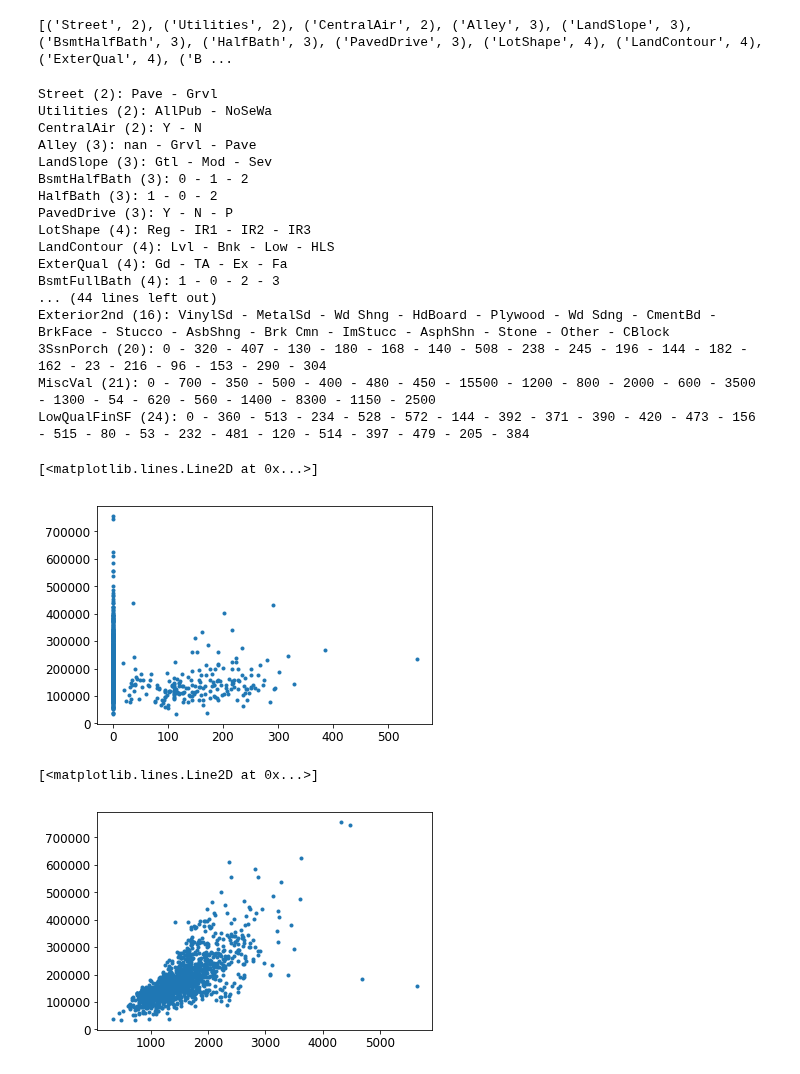
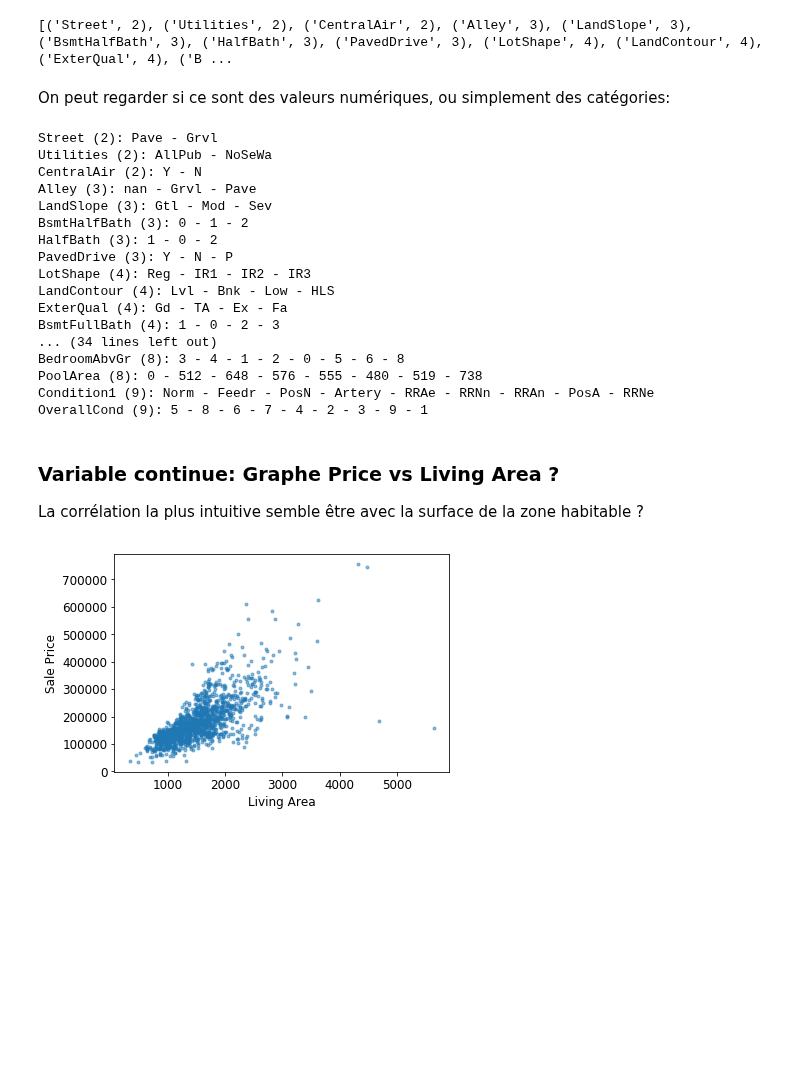
Before and after one commit to xdze2/xdze2.github.io-src, a Jupyter notebook: content/data/house_price.ipynb, the cells around one changed output. Cells and saved outputs as stored; diff of their text form; code cells hidden in the pictures; blank space fills up the shorter version.

Commit message:
add exploration HousePrice dataset

```diff
--- a/content/data/house_price.ipynb
+++ b/content/data/house_price.ipynb
@@ -13,3 +20,7 @@ df = pd.read_csv('./prices_train.csv')
 # %%
-df = df.drop(['Id'], axis=1)
-df.count()
+df = pd.read_csv('./prices_train.csv')
+
+SalePrice = df['SalePrice']
+df = df.drop(['Id', 'SalePrice'], axis=1)
+
+len( df.columns )
@@ -45,8 +35,10 @@ class_size.sort( key=lambda x:x[1] )
 print( class_size )
 # %% [output]
 [('Street', 2), ('Utilities', 2), ('CentralAir', 2), ('Alley', 3), ('LandSlope', 3), ('BsmtHalfBath', 3), ('HalfBath', 3), ('PavedDrive', 3), ('LotShape', 4), ('LandContour', 4), ('ExterQual', 4), ('B ...
+# %% [markdown]
+On peut regarder si ce sont des valeurs numériques, ou simplement des catégories:
 # %%
-for classname, k in class_size[:60]:
+for classname, k in class_size[:50]:
     print( '%s (%i): %s' % (classname , k, ' - '.join( [str(s) for s in df[classname].unique() ])) )
 # %% [output]
 Street (2): Pave - Grvl
@@ -61,18 +53,16 @@ LotShape (4): Reg - IR1 - IR2 - IR3
 LandContour (4): Lvl - Bnk - Low - HLS
 ExterQual (4): Gd - TA - Ex - Fa
 BsmtFullBath (4): 1 - 0 - 2 - 3
-... (44 lines left out)
-Exterior2nd (16): VinylSd - MetalSd - Wd Shng - HdBoard - Plywood - Wd Sdng - CmentBd - BrkFace - Stucco - AsbShng - Brk Cmn - ImStucc - AsphShn - Stone - Other - CBlock
-3SsnPorch (20): 0 - 320 - 407 - 130 - 180 - 168 - 140 - 508 - 238 - 245 - 196 - 144 - 182 - 162 - 23 - 216 - 96 - 153 - 290 - 304
-MiscVal (21): 0 - 700 - 350 - 500 - 400 - 480 - 450 - 15500 - 1200 - 800 - 2000 - 600 - 3500 - 1300 - 54 - 620 - 560 - 1400 - 8300 - 1150 - 2500
-LowQualFinSF (24): 0 - 360 - 513 - 234 - 528 - 572 - 144 - 392 - 371 - 390 - 420 - 473 - 156 - 515 - 80 - 53 - 232 - 481 - 120 - 514 - 397 - 479 - 205 - 384
+... (34 lines left out)
+BedroomAbvGr (8): 3 - 4 - 1 - 2 - 0 - 5 - 6 - 8
+PoolArea (8): 0 - 512 - 648 - 576 - 555 - 480 - 519 - 738
+Condition1 (9): Norm - Feedr - PosN - Artery - RRAe - RRNn - RRAn - PosA - RRNe
+OverallCond (9): 5 - 8 - 6 - 7 - 4 - 2 - 3 - 9 - 1
-# %%
-plt.plot( df['EnclosedPorch'], df['SalePrice'], '.')
-# %% [output]
-[<matplotlib.lines.Line2D at 0x...>]
-[figure, removed]
+# %% [markdown]
+### Variable continue: Graphe  Price vs Living Area ?
+La corrélation la plus intuitive semble être avec la surface de la zone habitable ?
 # %%
-plt.plot( df['GrLivArea'], df['SalePrice'], '.')
+plt.plot( df['GrLivArea'], SalePrice, '.', alpha=.5);
+plt.xlabel('Living Area'); plt.ylabel('Sale Price');
 # %% [output]
-[<matplotlib.lines.Line2D at 0x...>]
-[figure, old version]
+[figure, new version]
```
Also changed, not shown: parts of 41 cells of this notebook, 1 other file.
